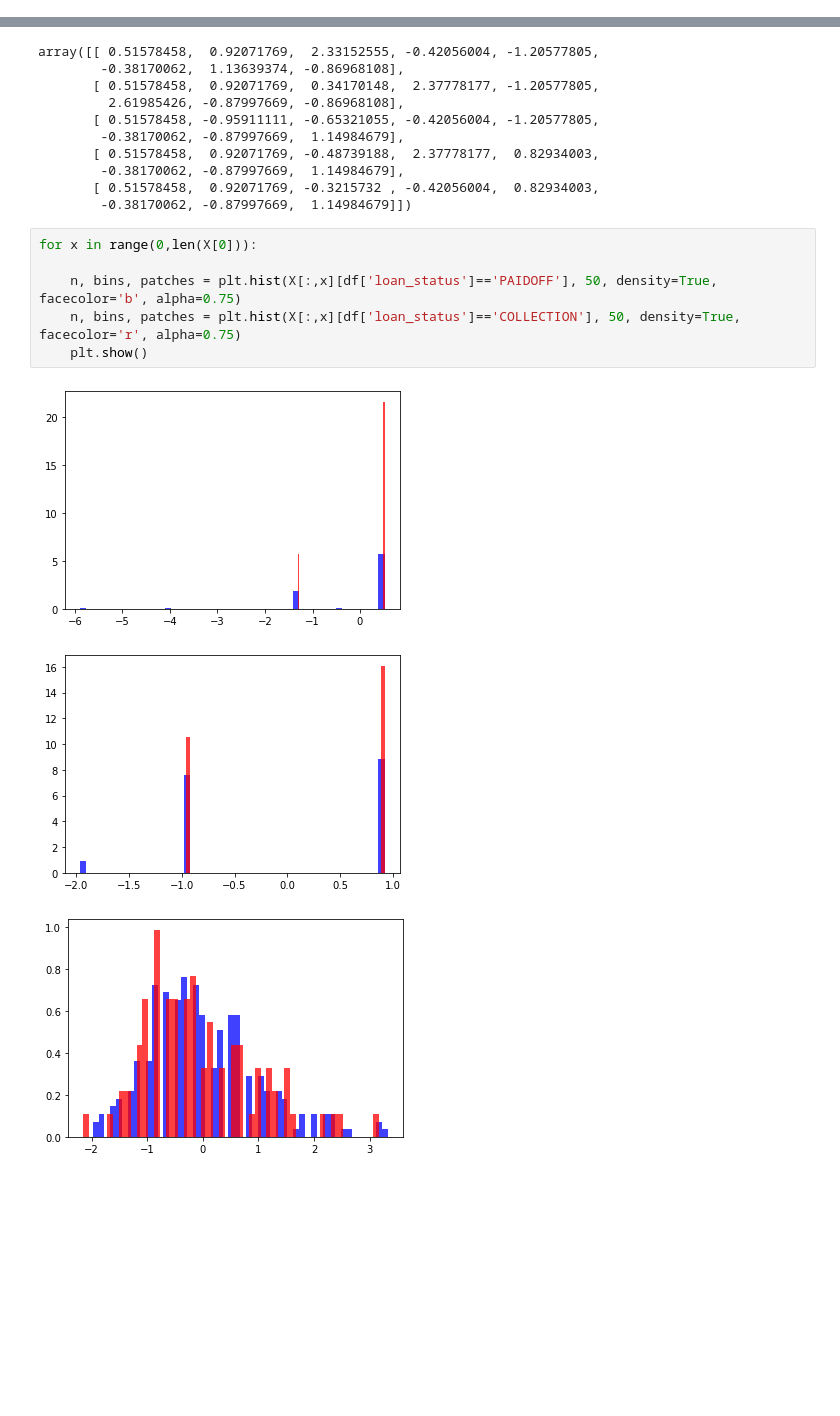
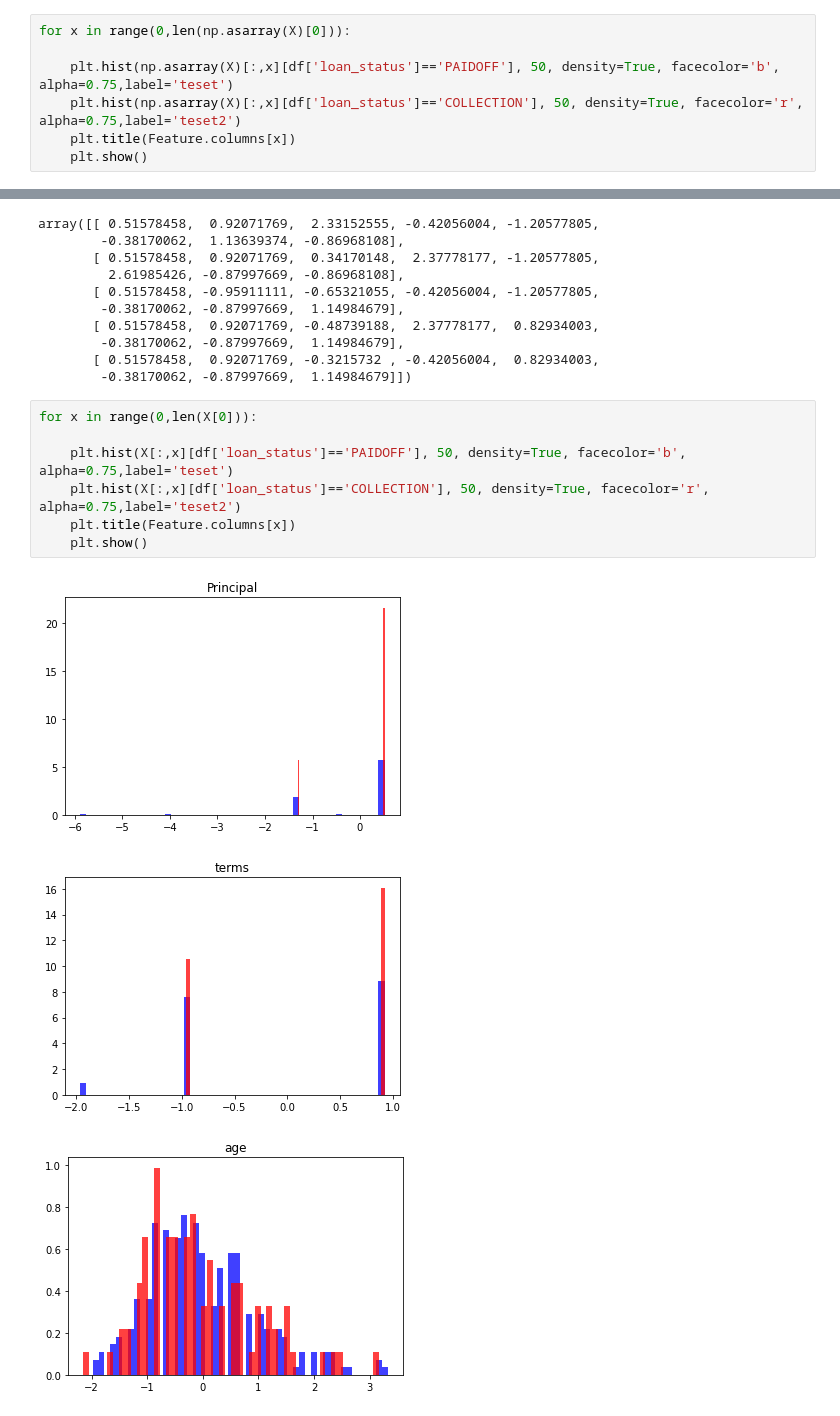
Before and after one commit to bilkobailey/IBM-AI-Engineering---ML-with-Python---Capstone, a Jupyter notebook: IBM AI Engineering - ML with Python - Capstone.ipynb, the cells around one changed output, grey strips where cells are left out. Drawn from its saved outputs; the diff is of its cells as text; blank space fills up the shorter version.

```diff
--- a/IBM AI Engineering - ML with Python - Capstone.ipynb
+++ b/IBM AI Engineering - ML with Python - Capstone.ipynb
@@ -258,0 +259,7 @@ X[0:4]
+# %%
+for x in range(0,len(np.asarray(X)[0])):
+
+    plt.hist(np.asarray(X)[:,x][df['loan_status']=='PAIDOFF'], 50, density=True, facecolor='b', alpha=0.75,label='teset')
+    plt.hist(np.asarray(X)[:,x][df['loan_status']=='COLLECTION'], 50, density=True, facecolor='r', alpha=0.75,label='teset2')
+    plt.title(Feature.columns[x])
+    plt.show()
@@ -280,10 +303,11 @@ array([[ 0.51578458,  0.92071769,  2.33152555, -0.42056004, -1.20577805,
 # %%
 for x in range(0,len(X[0])):
 
-    n, bins, patches = plt.hist(X[:,x][df['loan_status']=='PAIDOFF'], 50, density=True, facecolor='b', alpha=0.75)
-    n, bins, patches = plt.hist(X[:,x][df['loan_status']=='COLLECTION'], 50, density=True, facecolor='r', alpha=0.75)
+    plt.hist(X[:,x][df['loan_status']=='PAIDOFF'], 50, density=True, facecolor='b', alpha=0.75,label='teset')
+    plt.hist(X[:,x][df['loan_status']=='COLLECTION'], 50, density=True, facecolor='r', alpha=0.75,label='teset2')
+    plt.title(Feature.columns[x])
     plt.show()
 # %% [output]
-[figure, old version]
+[figure, new version]
-[figure, old version]
+[figure, new version]
-[figure, old version]
+[figure, new version]
```
Also changed, not shown: parts of 63 cells of this notebook.
